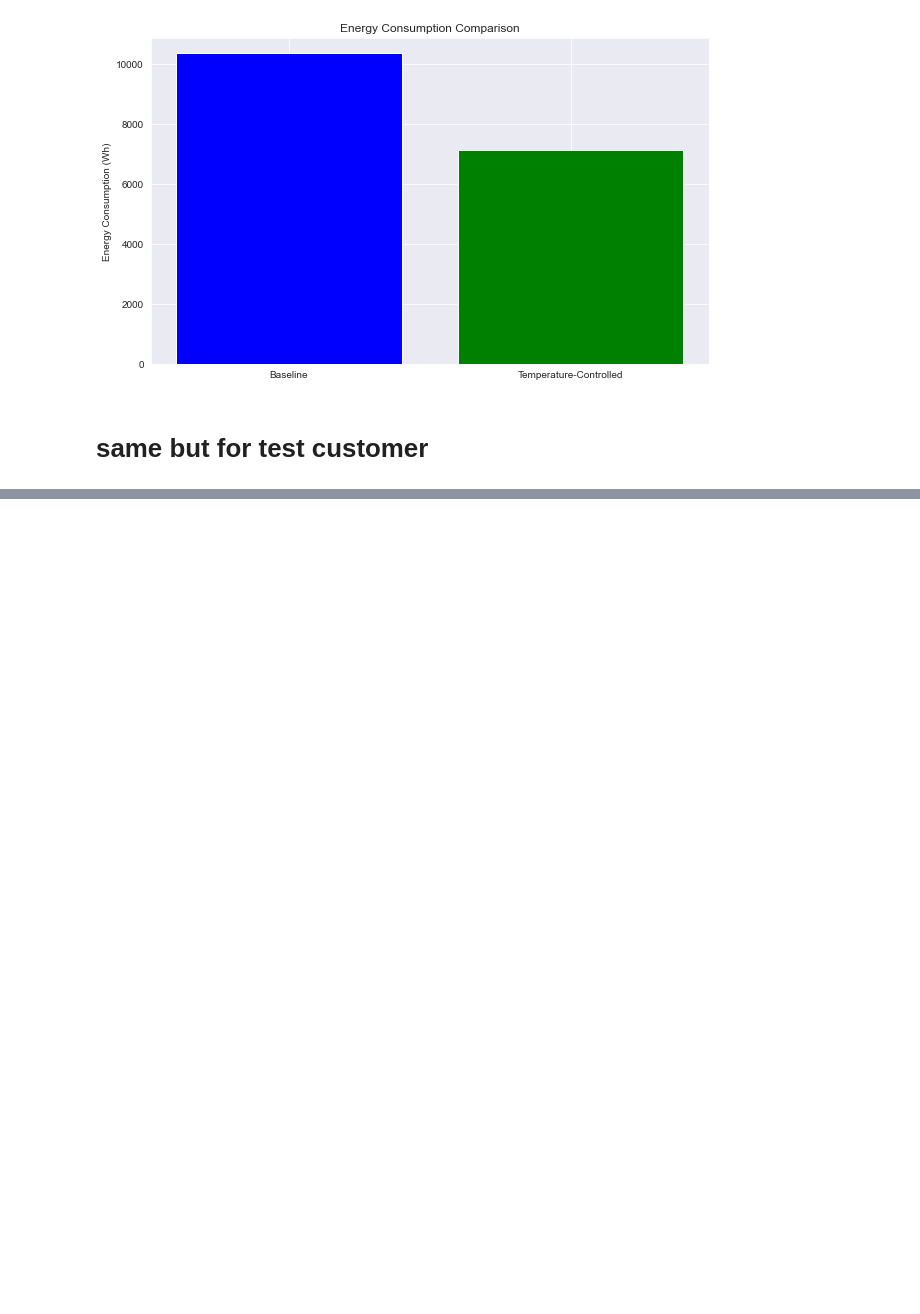
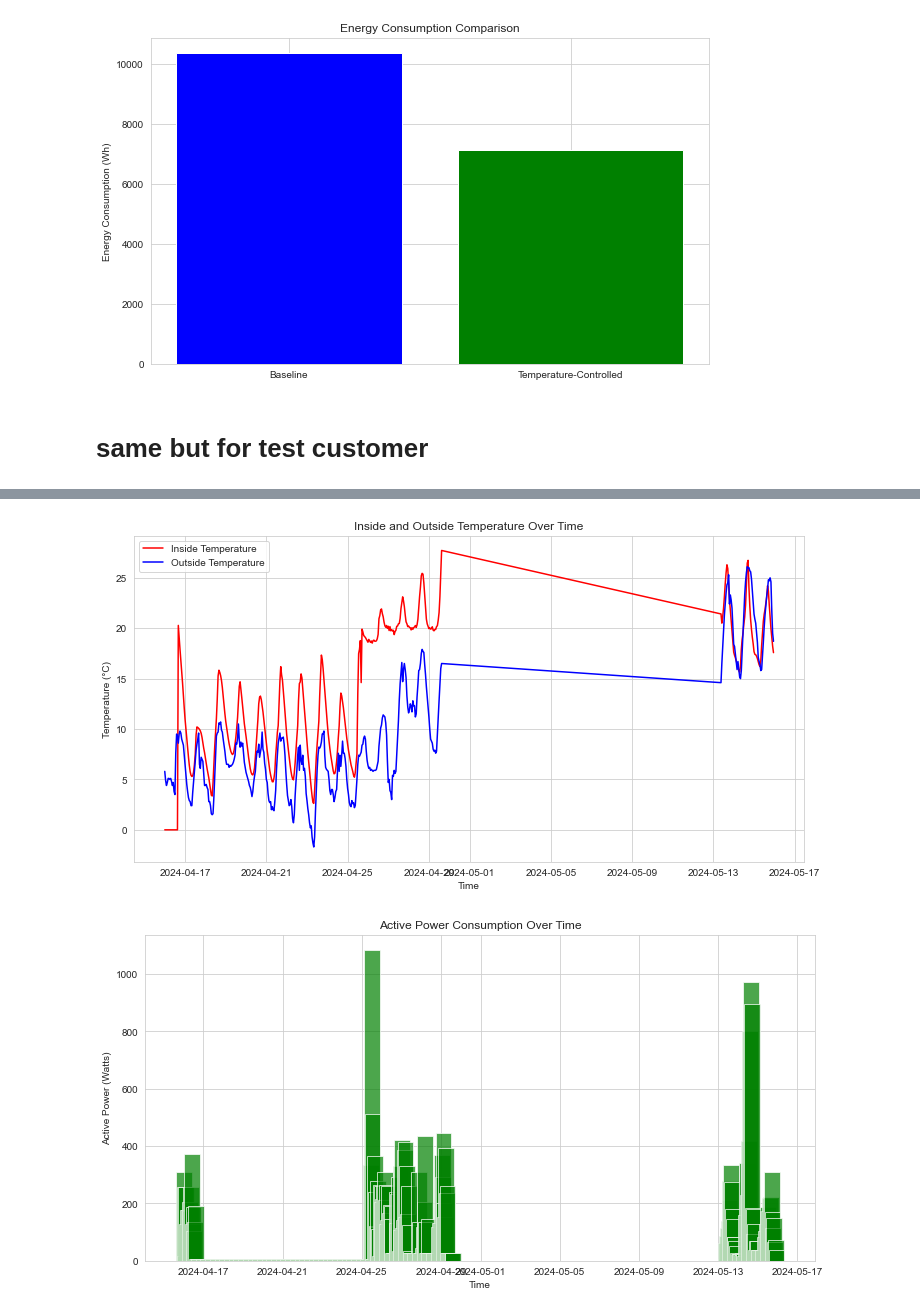
Before and after one commit to LeTartap/SISContainerProjGroup5, a Jupyter notebook: power_usage.ipynb, the cells around one changed output, grey strips where cells are left out. Saved outputs shown, nothing was run; the diff lists cells and outputs as text; code cells hidden in the pictures; blank space fills up the shorter version.

```diff
--- a/power_usage.ipynb
+++ b/power_usage.ipynb
@@ -973,0 +593,75 @@ weather_df
+# %%
+import pandas as pd
+import matplotlib.pyplot as plt
+
+# Load the CSV data
+df_env = pd.read_csv('data/ut_contaienr_data/environment_202405221219.csv', parse_dates=['timestamp'])
+df_power = pd.read_csv('data/ut_contaienr_data/power_meter_202405221209.csv', parse_dates=['timestamp'])
+df_weather = pd.read_csv('data/weather_data.csv', parse_dates=[0], index_col=0)
+
+# Ensure timezone is set correctly for df_env and df_power
+df_env['timestamp'] = df_env['timestamp'].dt.tz_convert('Europe/Amsterdam')
+df_power['timestamp'] = df_power['timestamp'].dt.tz_convert('Europe/Amsterdam')
+
+# Ensure df_weather is timezone-aware
+df_weather.index = df_weather.index.tz_localize('UTC').tz_convert('Europe/Amsterdam')
+
+# Rename the columns accordingly
+df_env.rename(columns={'temperature': 'inside_temp'}, inplace=True)
+
+df_weather.rename(columns={df_weather.columns[0]: 'outside_temp'}, inplace=True)
+
+# Set the timestamp columns as the index
+df_env.set_index('timestamp', inplace=True)
+df_power.set_index('timestamp', inplace=True)
+
+# Resample the data to 15-minute intervals and aggregate
+resampled_env = df_env.resample('15T').agg({
+    'inside_temp': 'mean'
+})
+resampled_weather = df_weather.resample('15T').mean()
+resampled_power = df_power.resample('15T').mean()
+
+# Merge the resampled dataframes on the timestamp
+merged_df = pd.merge(resampled_env, resampled_weather, left_index=True, right_index=True, how='inner')
+merged_df = pd.merge(merged_df, resampled_power, left_index=True, right_index=True, how='inner')
+#
+# # Print description of the data
+# print("Description of the merged data:")
+# print(merged_df.describe())
+
+# Print the head of the merged DataFrame
+print("Head of the merged DataFrame:")
+print(merged_df[['inside_temp', 'outside_temp', 'active_power']])
+# Plot inside and outside temperature
+plt.figure(figsize=(12, 6))
+
+
+
+merged_df.dropna(subset=['inside_temp', 'outside_temp'], inplace=True)
+
+
+plt.plot(merged_df.index, merged_df['inside_temp'], label='Inside Temperature', color='red')
+plt.plot(merged_df.index, merged_df['outside_temp'], label='Outside Temperature', color='blue')
+plt.title('Inside and Outside Temperature Over Time')
+plt.xlabel('Time')
+plt.ylabel('Temperature (°C)')
+plt.legend()
+plt.grid(True)
+plt.show()
+
+# Plot active power consumption in a bar chart
+plt.figure(figsize=(12, 6))
+plt.bar(merged_df.index, merged_df['active_power'], color='green', alpha=0.7)
+plt.title('Active Power Consumption Over Time')
+plt.xlabel('Time')
+plt.ylabel('Active Power (Watts)')
+plt.grid(True)
+plt.show()
+
+
+# correlation matrix between the 3 features
+correlation_matrix = merged_df[['inside_temp', 'outside_temp', 'active_power']].corr()
+print("Correlation Matrix:")
+print(correlation_matrix)
+# %% [output]
@@ -973,0 +684,2 @@ weather_df
+[figure, added]
+[figure, added]
```
Also changed, not shown: parts of 18 cells of this notebook, 1 other file.
